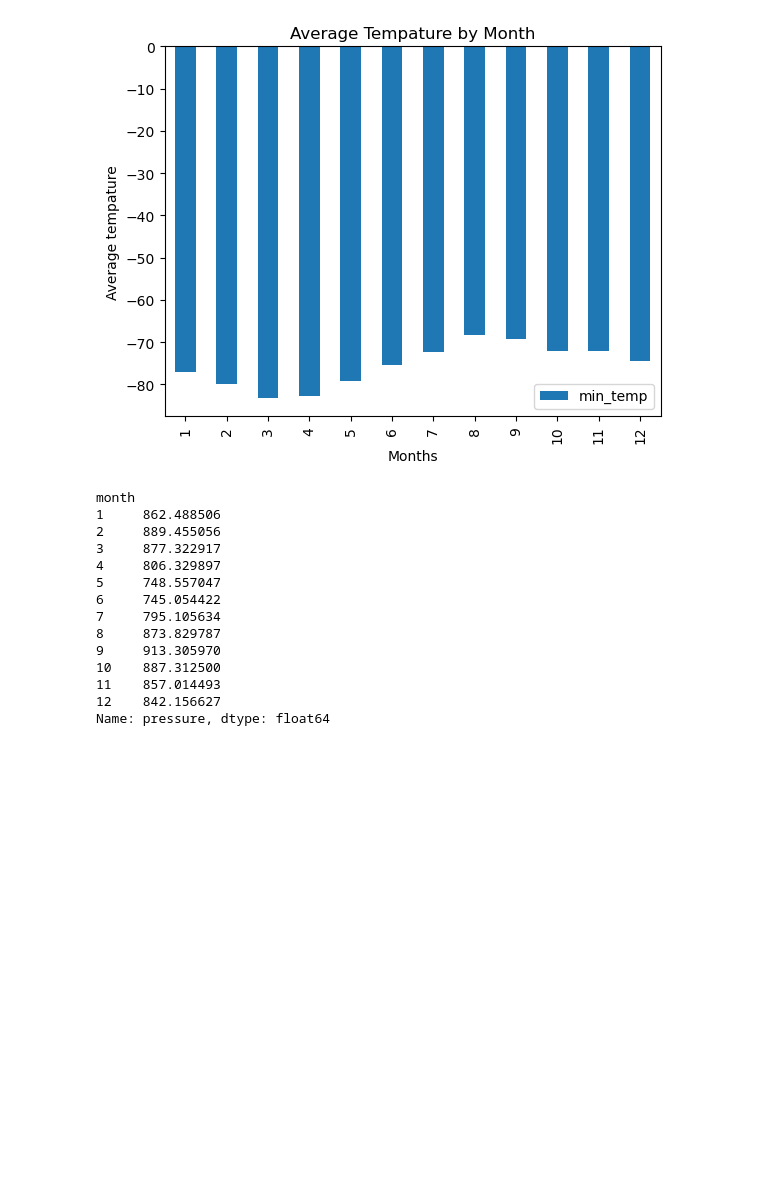
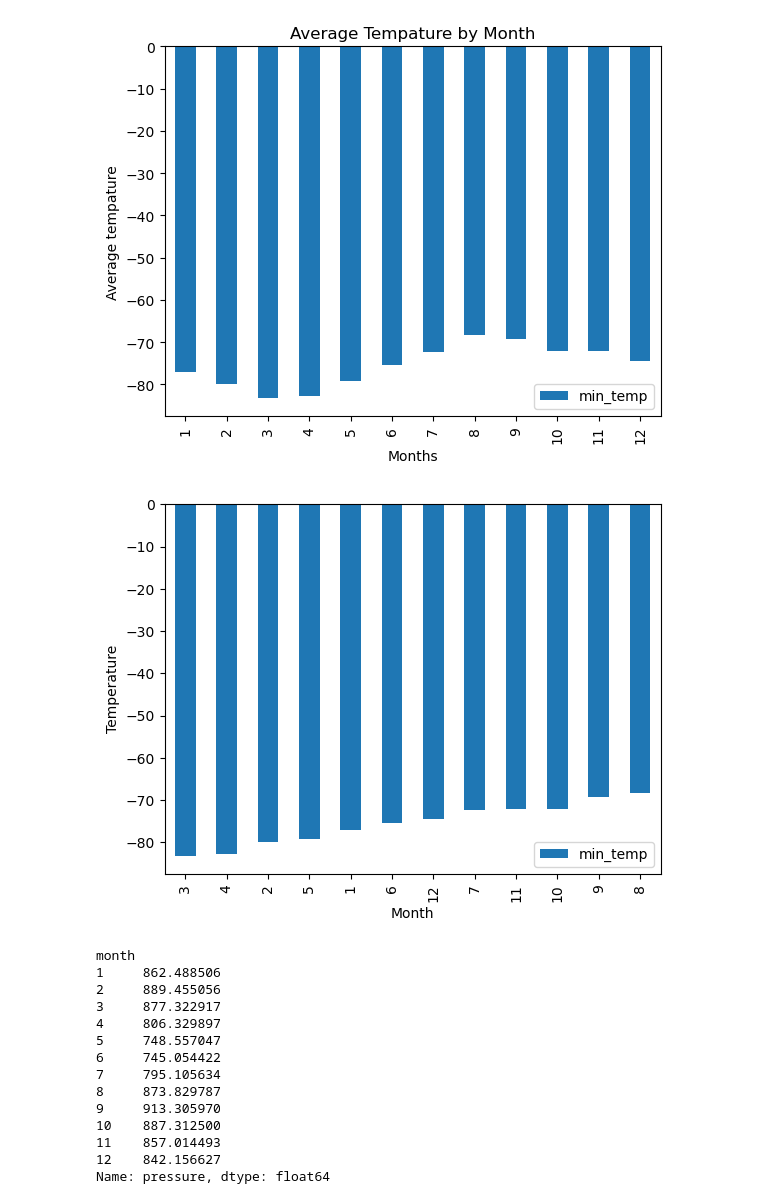
Before and after one commit to leedthanh/web-scraping, a Jupyter notebook: part_2_mars_weather.ipynb, the cells around one changed output. Saved outputs shown, nothing was run; the diff lists cells and outputs as text; code cells hidden in the pictures; blank space fills up the shorter version.

Commit message:
finish with graphs

```diff
--- a/part_2_mars_weather.ipynb
+++ b/part_2_mars_weather.ipynb
@@ -198,7 +198,14 @@ plt.show()
 [figure]
 # %%
 # Identify the coldest and hottest months in Curiosity's location
-filterd_temp = avg_low_temp.sort_value( by = 'min_temp', ascending= True)
+filter_temp = avg_filter_temp.sort_values( by = 'min_temp', ascending= True)
+
+filter_temp.plot(kind="bar")
+plt.ylabel("Temperature")
+plt.xlabel("Month")
+plt.show()
+# %% [output]
+[figure, added]
 # %%
 # 4. Average pressure by Martian month
 # %% [output]
```
